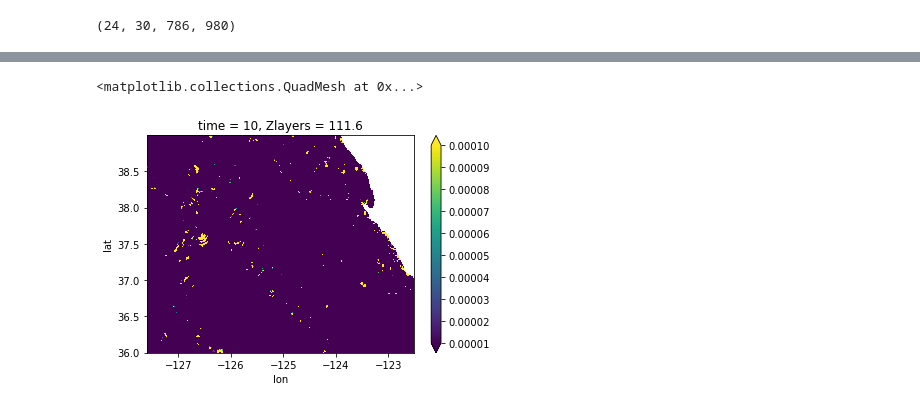
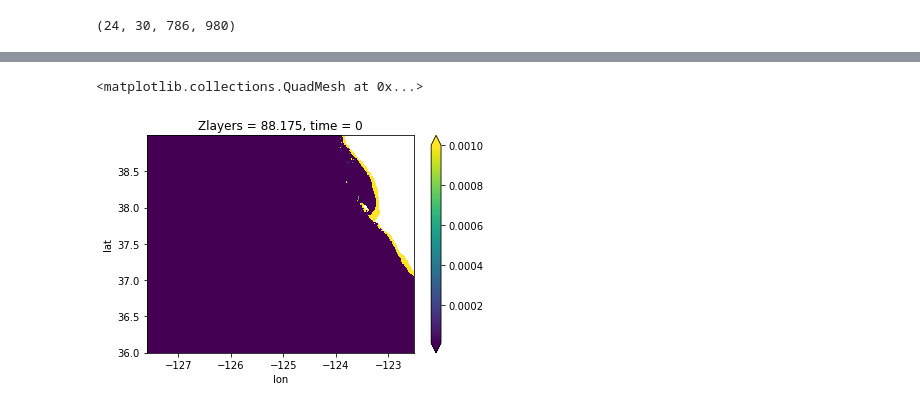
Before and after one commit to avik2007/CoupledOceAtmo, a Jupyter notebook: mit_geos_analysis/notebook26_KPPcalculation.ipynb, the cells around one changed output, grey strips where cells are left out. Cells and saved outputs as stored; diff of their text form; code cells hidden in the pictures.

```diff
--- a/mit_geos_analysis/notebook26_KPPcalculation.ipynb
+++ b/mit_geos_analysis/notebook26_KPPcalculation.ipynb
@@ -1829,0 +1855,20 @@ for layers in range(0,layer_max-layer_min):
+# %%
+(nt, nz, nx, ny) = SP.shape
+SA = np.zeros([nt, nz, nx, ny])
+SA_down = np.zeros([nt, nz, nx, ny])
+CT = np.zeros([nt, nz, nx, ny])
+CT_down = np.zeros([nt, nz, nx, ny])
+rho = np.zeros([nt,nz,nx, ny])
+pot_rho_down = np.zeros([nt,nz,nx, ny])
+
+
+for t in range(0,nt):
+    for k in range(0,nz-1):
+        SA[t,k,:,:] = gsw.SA_from_SP(SP[t,k,:,:], pjoe_swap[t,k,:,:], lon, lat)
+        SA_down[t,k,:,:] = gsw.SA_from_SP(SP[t,k,:,:], pjoe_swap[t,k+1,:,:], lon, lat)
+        CT[t,k,:,:] = gsw.CT_from_t(SA[t,k,:,:], PT[t,k,:,:], pjoe_swap[t,k,:,:])
+        CT_down[t,k,:,:] = gsw.CT_from_t(SA[t,k,:,:], PT[t,k,:,:], pjoe_swap[t,k+1,:,:])
+        rho[t,k,:,:] = gsw.rho(SA[t,k,:,:], CT[t,k,:,:], pjoe_swap[t,k ,:,:])
+        pot_rho_down[t,k,:,:] = gsw.rho(SA_down[t,k,:,:], CT_down[t,k,:,:], pjoe_swap[t,k,:,:])
+
+#You've tried to swithc k's to double check joe's analysis
@@ -1830,4 +1894,12 @@ for layers in range(0,layer_max-layer_min):
+# %%
+pot_rho_down_test = pot_rho_down[:, 0:-2]
+rho_test = rho[:,1:-1]
+b_test = g*(1-pot_rho_down_test / rho_test)
+
+#I ADDED A ONE TO EXPERIMENT
+# %%
+b_swapdim = np.swapaxes(b_test,2,3)
 # %%
-B = xr.DataArray(b, dims=["time","Zlayers","lat","lon"],  coords = {"time":S.time, "Zlayers": depth[layer_min:layer_max],"lat":S.lat, "lon":S.lon}, name="Buoyancy")
+B = xr.DataArray(b_swapdim, dims=["time","Zlayers","lat","lon"],  coords = {"time":S.time, "Zlayers": depth[layer_min:layer_max-2],"lat":S.lat, "lon":S.lon}, name="Buoyancy")
 # %%
 dbloc = xr.concat((B[:,0:-1,:,:], xr.full_like(B[:,-1:,:,:],0)), "Zlayers")
@@ -2068,6 +2120,6 @@ array([[[[5.43999988e-07, 5.43999988e-07, 5.43999988e-07, ...,
 # %%
 %matplotlib inline
-diffusKzT[10, 2, :,:].plot(vmin=1e-5, vmax=1e-4)
+diffusKzT[0,0,:,:].plot(vmin=1e-5, vmax=1e-3)#diffusKzT[0:10, 0, :,:].plot(col = "time", col_wrap = 5, vmin=1e-5, vmax=1e-4)
 # %% [output]
 <matplotlib.collections.QuadMesh at 0x...>
-[figure, old version]
+[figure, new version]
```
Also changed, not shown: parts of 86 cells of this notebook, 2 other files.
